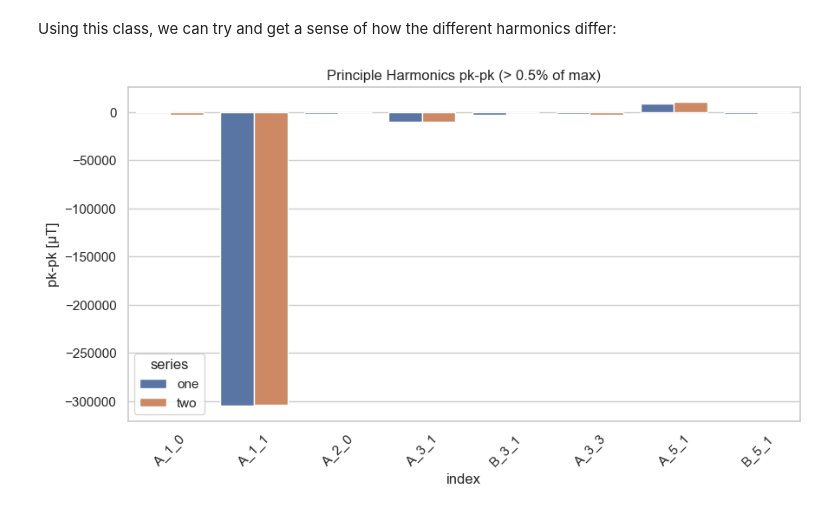
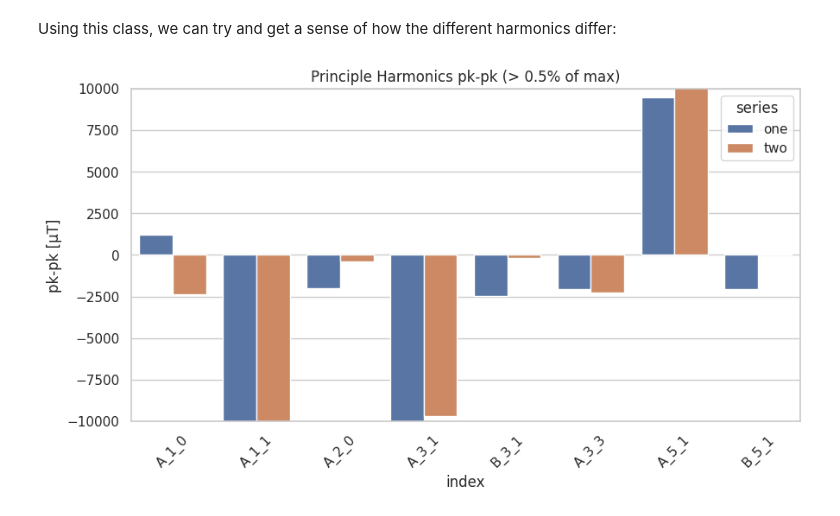
Before and after one commit to Image-X-Institute/mri_distortion_toolkit, a Jupyter notebook: examples/franken_goam/FrankenGoam.ipynb, the cells around one changed output. Saved outputs shown, nothing was run; the diff lists cells and outputs as text; code cells hidden in the pictures.

```diff
--- a/examples/franken_goam/FrankenGoam.ipynb
+++ b/examples/franken_goam/FrankenGoam.ipynb
@@ -468,7 +527,7 @@ class CompareHarmonics:
         self.series1_fit.plot_cut_planes()
         self.series2_fit.plot_cut_planes()
 
-    def plot_harmonics(self, cut_off=.005, label_data=True):
+    def plot_harmonics(self, cut_off=.005, label_data=True, y_range=None):
 
         plt.figure(figsize=[10, 5])
         # ax = sns.barplot(self.HarmonicsPk_Pk, y='pk-pk [\u03BCT]', x=)
@@ -487,6 +546,8 @@ class CompareHarmonics:
         HarmonicsToPlot = HarmonicsToPlot.rename(columns={0: "pk_pk"})
 
         axs = sns.barplot(data=HarmonicsToPlot, x="index", y="pk_pk", hue="series")
+        if y_range:
+            axs.set_ylim(y_range)
         axs.set_title(f'Principle Harmonics pk-pk (>{cut_off * 100: 1.1f}% of max)')
 
         axs.set_ylabel('pk-pk [\u03BCT]')
@@ -501,7 +562,7 @@ Using this class, we can try and get a sense of how the different harmonics diff
 # %%
 data_loc1 = Path('_data/G_x_Harmonics_rot.csv')
 data_loc2 = Path('_data/Gx.csv')
 Gy_compare = CompareHarmonics(data_loc1, data_loc2)
-Gy_compare.plot_harmonics(cut_off=.005, label_data=False)
+Gy_compare.plot_harmonics(cut_off=.005, label_data=False, y_range=[-10000, 10000])
 # %% [output]
-[figure, old version]
+[figure, new version]
```
Also changed, not shown: parts of 16 cells of this notebook, 8 other files.
